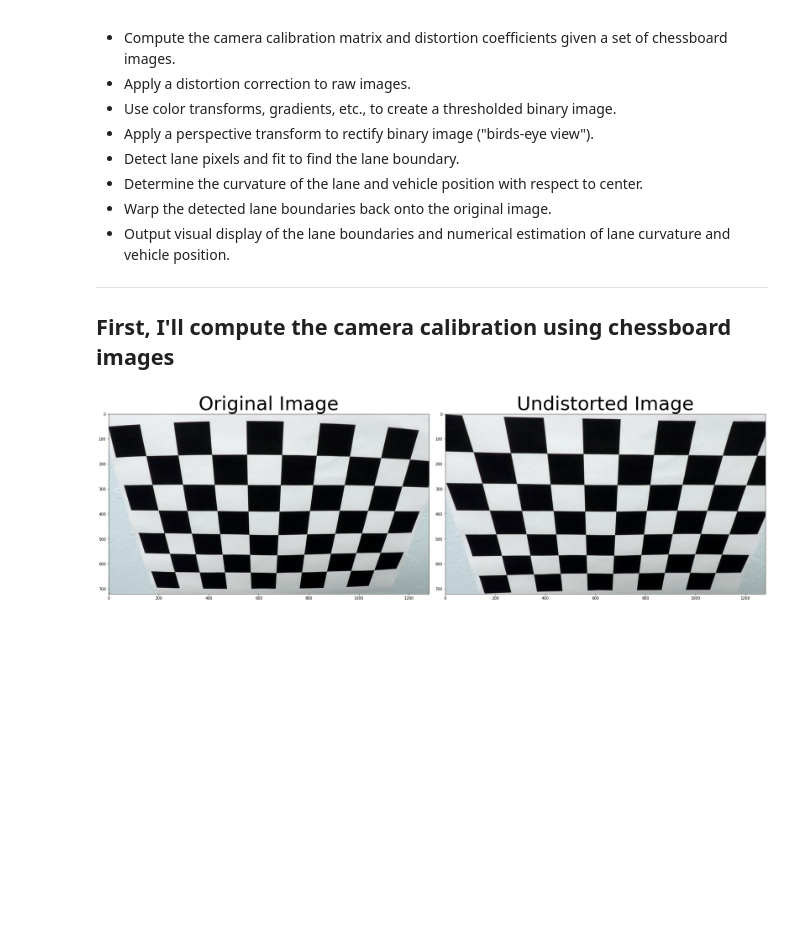
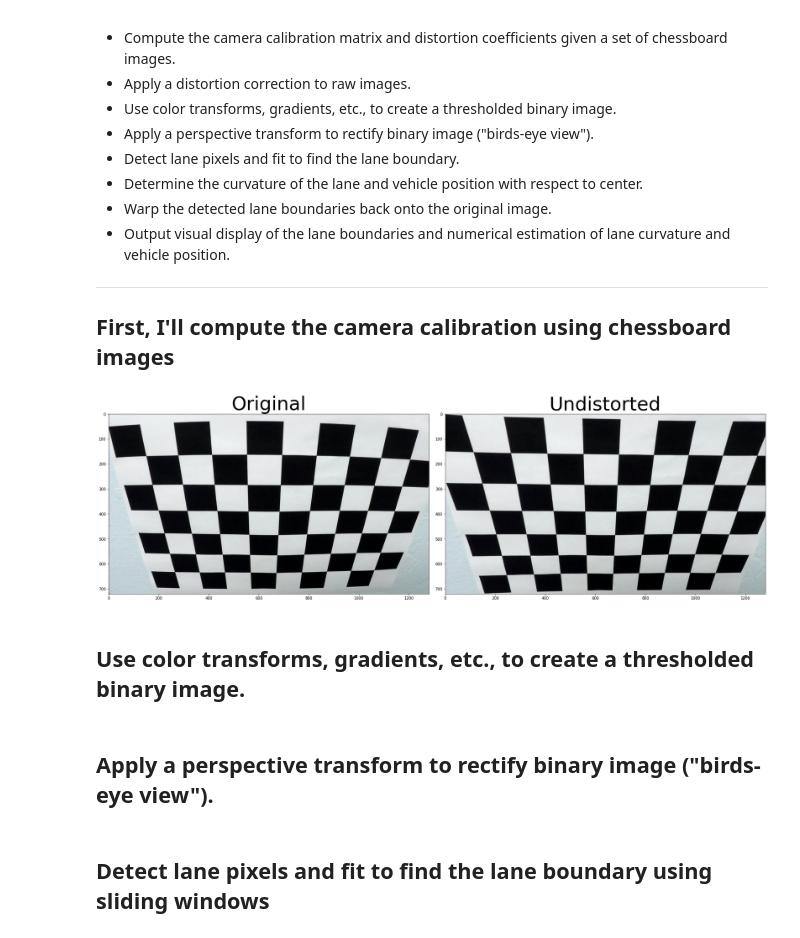
Before and after one commit to shufengh/CarND-Advanced-Lane-Lines, a Jupyter notebook: submission.ipynb, the cells around one changed output. Drawn from its saved outputs; the diff is of its cells as text; code cells hidden in the pictures; blank space fills up the shorter version.

```diff
--- a/submission.ipynb
+++ b/submission.ipynb
@@ -20,6 +20,7 @@ import cv2
 import glob
 import matplotlib.pyplot as plt
 
+DEBUG=True
 
 # prepare object points, like (0,0,0), (1,0,0), (2,0,0) ....,(6,5,0)
 objp = np.zeros((6 * 9, 3), np.float32)
@@ -32,7 +33,6 @@ imgpoints = [] # 2d points in image plane.
 
 # Make a list of calibration images
 images = glob.glob('camera_cal/calibration*.jpg')
-
 shape = None
 
 # Step through the list and search for chessboard corners
@@ -54,15 +54,19 @@ for fname in images:
 
 _, mtx, dist, _, _ = cv2.calibrateCamera(objpoints, imgpoints, shape, None, None)
 
-image = cv2.imread(images[5])
-undist = cv2.undistort(image, mtx, dist, None, mtx)
+def undistort(raw_image):
+    return cv2.undistort(raw_image, mtx, dist, None, mtx)
 
-f, (ax1, ax2) = plt.subplots(1, 2, figsize=(24, 9))
-f.tight_layout()
-ax1.imshow(image)
-ax1.set_title('Original Image', fontsize=50)
-ax2.imshow(undist)
-ax2.set_title('Processed Image', fontsize=50)
-plt.subplots_adjust(left=0., right=1, top=0.9, bottom=0.)
+def plot(raw_image, processed, processed_title="Processed", save_fig=False):
+    f, (ax1, ax2) = plt.subplots(1, 2, figsize=(24, 9))
+    f.tight_layout()
+    ax1.imshow(raw_image, cmap="gray")
+    ax1.set_title('Original', fontsize=50)
+
+    ax2.imshow(processed, cmap="gray")
+    ax2.set_title(processed_title, fontsize=50)
+
+    plt.subplots_adjust(left=0., right=1, top=0.9, bottom=0.)
+
+    if save_fig:
+        plt.savefig(f"output_images/{processed_title.lower()}_comparison.png")
-# %% [output]
-[figure, removed]
@@ -68,0 +75,9 @@ plt.subplots_adjust(left=0., right=1, top=0.9, bottom=0.)
+# %%
+image = cv2.imread(images[5])
+undist = undistort(image)
+
+plot(image, undist, "Undistorted", True)
+# %% [output]
+[figure, added]
+# %% [markdown]
+## Use color transforms, gradients, etc., to create a thresholded binary image.
@@ -68,0 +113,2 @@ plt.subplots_adjust(left=0., right=1, top=0.9, bottom=0.)
+# %% [markdown]
+## Apply a perspective transform to rectify binary image ("birds-eye view").
@@ -68,0 +143,2 @@ plt.subplots_adjust(left=0., right=1, top=0.9, bottom=0.)
+# %% [markdown]
+## Detect lane pixels and fit to find the lane boundary using sliding windows
```
Also changed, not shown: parts of 8 cells of this notebook, 5 other files.
